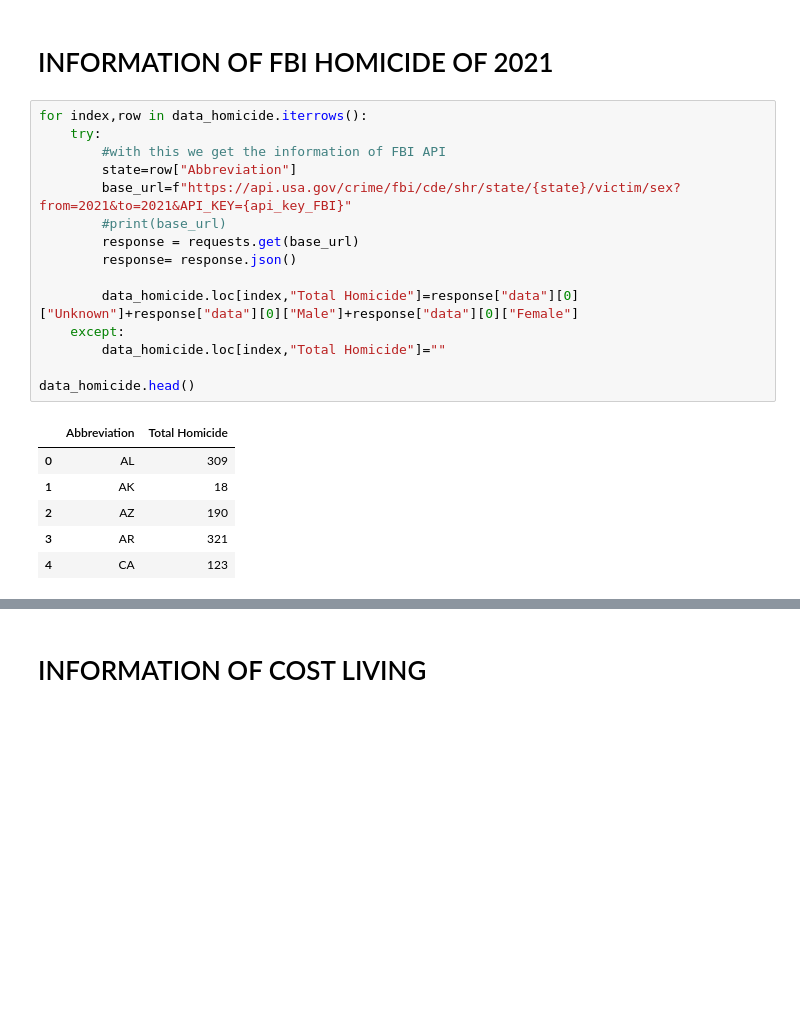
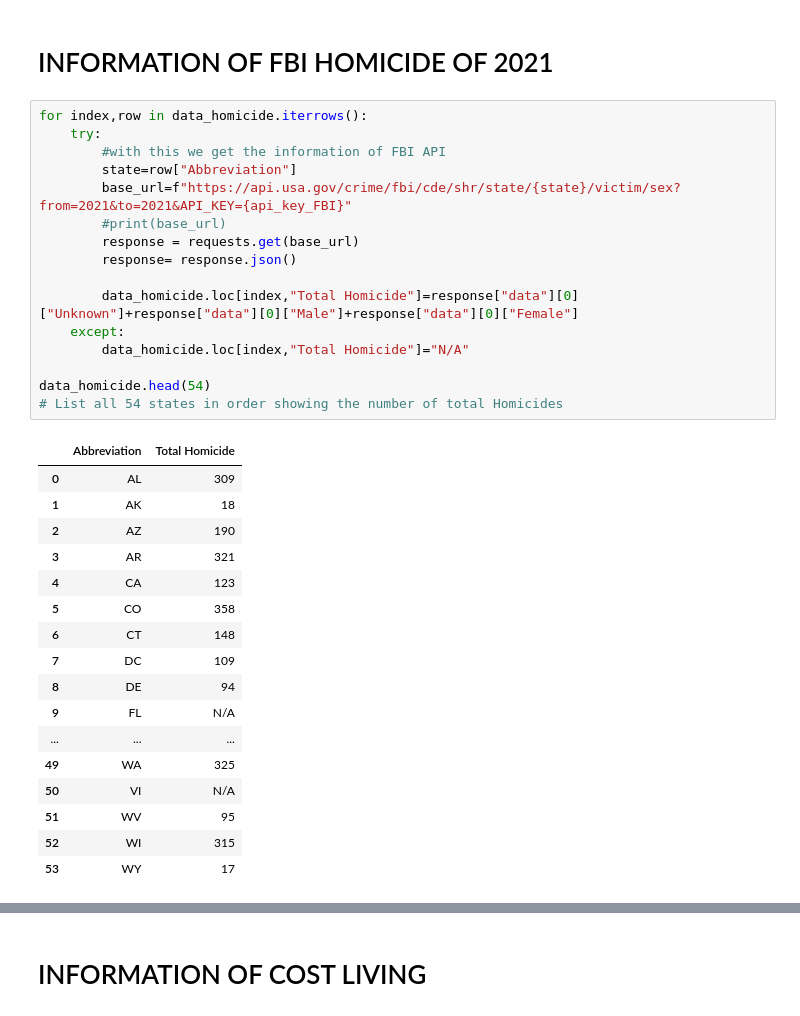
Before and after one commit to hrollin5/project_one, a Jupyter notebook: data_prep.ipynb, the cells around one changed output, grey strips where cells are left out. Drawn from its saved outputs; the diff is of its cells as text; blank space fills up the shorter version.

```diff
--- a/data_prep.ipynb
+++ b/data_prep.ipynb
@@ -29,22 +29,34 @@ data_homicide.head()
 # %%
 for index,row in data_homicide.iterrows():
     try:
         #with this we get the information of FBI API
         state=row["Abbreviation"]
         base_url=f"https://api.usa.gov/crime/fbi/cde/shr/state/{state}/victim/sex?from=2021&to=2021&API_KEY={api_key_FBI}"
         #print(base_url)
         response = requests.get(base_url)
         response= response.json()
 
         data_homicide.loc[index,"Total Homicide"]=response["data"][0]["Unknown"]+response["data"][0]["Male"]+response["data"][0]["Female"]
     except:
-        data_homicide.loc[index,"Total Homicide"]=""
+        data_homicide.loc[index,"Total Homicide"]="N/A"
 
-data_homicide.head()
+data_homicide.head(54)
+# List all 54 states in order showing the number of total Homicides
 # %% [output]
 |  | Abbreviation | Total Homicide |
 | 0 | AL | 309 |
 | 1 | AK | 18 |
 | 2 | AZ | 190 |
 | 3 | AR | 321 |
 | 4 | CA | 123 |
+| 5 | CO | 358 |
+| 6 | CT | 148 |
+| 7 | DC | 109 |
+| 8 | DE | 94 |
+| 9 | FL | N/A |
+| ... | ... | ... |
+| 49 | WA | 325 |
+| 50 | VI | N/A |
+| 51 | WV | 95 |
+| 52 | WI | 315 |
+| 53 | WY | 17 |
```
Also changed, not shown: parts of 5 cells of this notebook, 1 other file.
